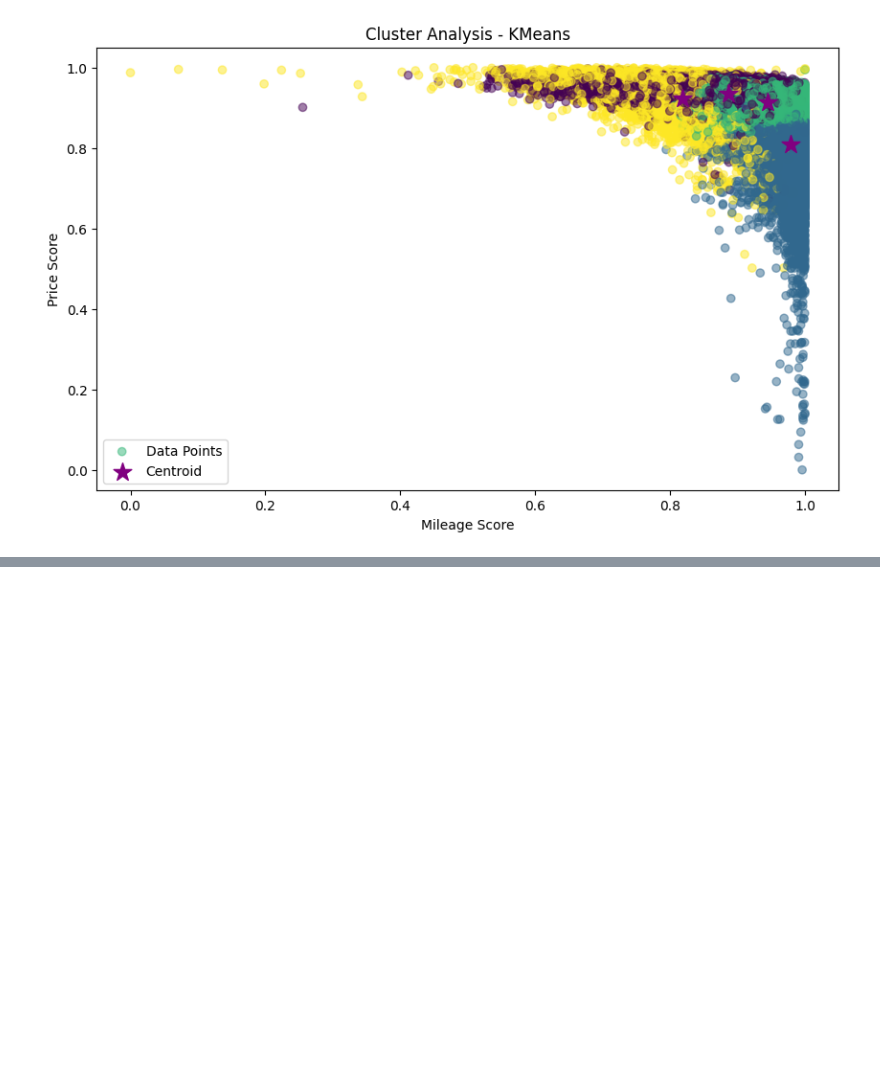
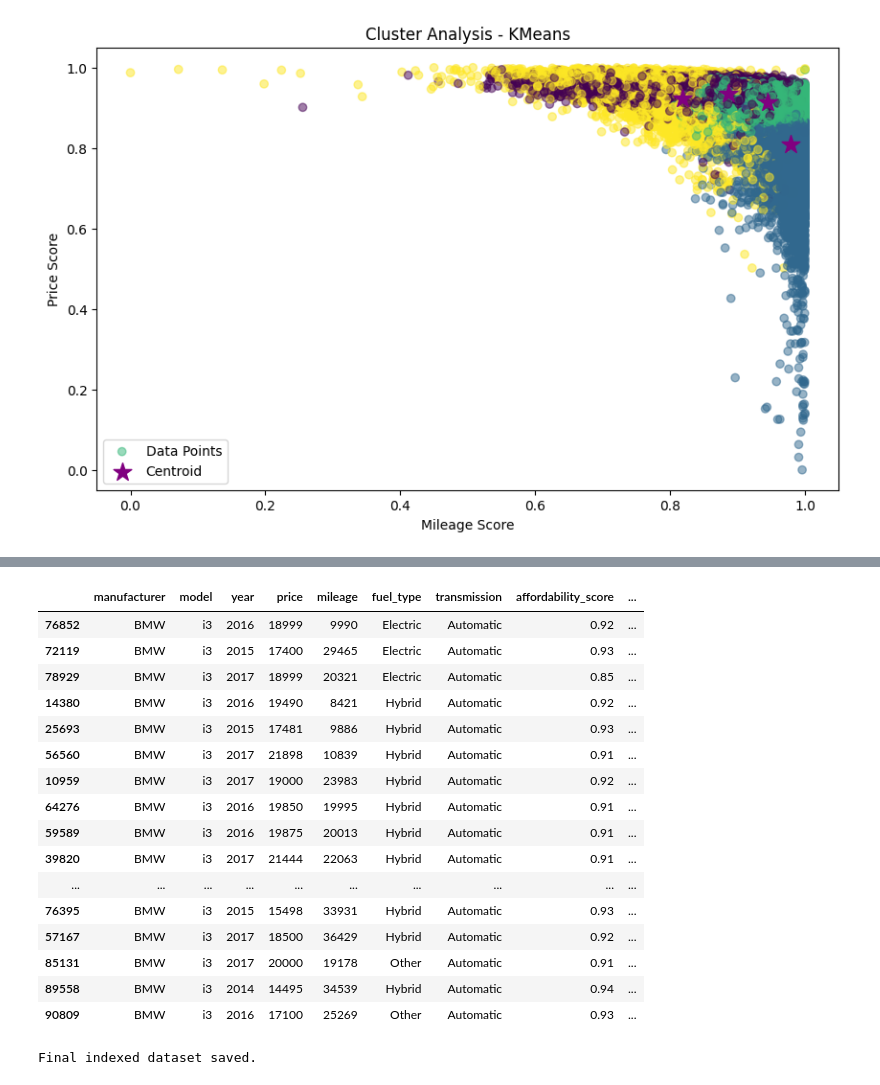
Before and after one commit to TXTEck/DAV_CA1, a Jupyter notebook: notebooks/car_price_analysis.ipynb, the cells around one changed output, grey strips where cells are left out. Cells and saved outputs as stored; diff of their text form; code cells hidden in the pictures; blank space fills up the shorter version.

```diff
--- a/notebooks/car_price_analysis.ipynb
+++ b/notebooks/car_price_analysis.ipynb
@@ -1171,0 +1210,22 @@ plt.show()
+# %%
+# Create Car Value-for-Money Index
+
+cars["car_value_index"] = (
+    cars["affordability_score"] * 0.40 +
+    cars["condition_age_score"] * 0.35 +
+    cars["efficiency_score"] * 0.25
+)
+
+cars[[
+    "manufacturer",
+    "model",
+    "year",
+    "price",
+    "mileage",
+    "fuel_type",
+    "transmission",
+    "affordability_score",
+    "condition_age_score",
+    "efficiency_score",
+    "car_value_index"
+]].head()
@@ -1171,0 +1239,47 @@ plt.show()
+# %%
+# Top 20 cars by final index score
+
+cars_ranked = cars.sort_values(
+    by="car_value_index",
+    ascending=False
+).copy()
+
+cars_ranked[[
+    "manufacturer",
+    "model",
+    "year",
+    "price",
+    "mileage",
+    "fuel_type",
+    "transmission",
+    "affordability_score",
+    "condition_age_score",
+    "efficiency_score",
+    "car_value_index"
+]].head(20)
+# %% [output]
+|  | manufacturer | model | year | price | mileage | fuel_type | transmission | affordability_score | ... |
+| 76852 | BMW | i3 | 2016 | 18999 | 9990 | Electric | Automatic | 0.92 | ... |
+| 72119 | BMW | i3 | 2015 | 17400 | 29465 | Electric | Automatic | 0.93 | ... |
+| 78929 | BMW | i3 | 2017 | 18999 | 20321 | Electric | Automatic | 0.85 | ... |
+| 14380 | BMW | i3 | 2016 | 19490 | 8421 | Hybrid | Automatic | 0.92 | ... |
+| 25693 | BMW | i3 | 2015 | 17481 | 9886 | Hybrid | Automatic | 0.93 | ... |
+| 56560 | BMW | i3 | 2017 | 21898 | 10839 | Hybrid | Automatic | 0.91 | ... |
+| 10959 | BMW | i3 | 2017 | 19000 | 23983 | Hybrid | Automatic | 0.92 | ... |
+| 64276 | BMW | i3 | 2016 | 19850 | 19995 | Hybrid | Automatic | 0.91 | ... |
+| 59589 | BMW | i3 | 2016 | 19875 | 20013 | Hybrid | Automatic | 0.91 | ... |
+| 39820 | BMW | i3 | 2017 | 21444 | 22063 | Hybrid | Automatic | 0.91 | ... |
+| ... | ... | ... | ... | ... | ... | ... | ... | ... | ... |
+| 76395 | BMW | i3 | 2015 | 15498 | 33931 | Hybrid | Automatic | 0.93 | ... |
+| 57167 | BMW | i3 | 2017 | 18500 | 36429 | Hybrid | Automatic | 0.92 | ... |
+| 85131 | BMW | i3 | 2017 | 20000 | 19178 | Other | Automatic | 0.91 | ... |
+| 89558 | BMW | i3 | 2014 | 14495 | 34539 | Hybrid | Automatic | 0.94 | ... |
+| 90809 | BMW | i3 | 2016 | 17100 | 25269 | Other | Automatic | 0.93 | ... |
+# %%
+# Save final indexed dataset
+
+cars_ranked.to_csv("../data/cleaned/cars_with_value_index.csv", index=False)
+
+print("Final indexed dataset saved.")
+# %% [output]
+Final indexed dataset saved.
```
Also changed, not shown: parts of 3 cells of this notebook, 1 other file.
